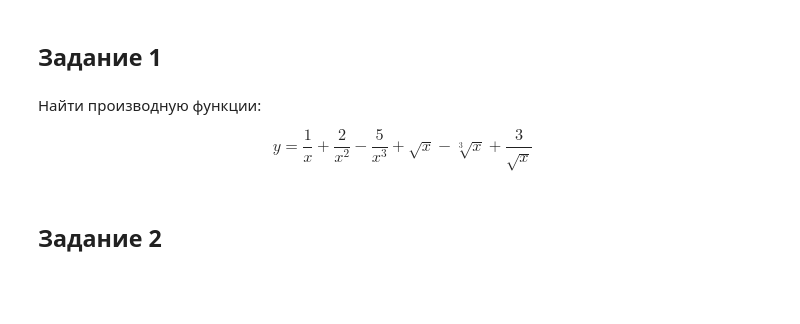
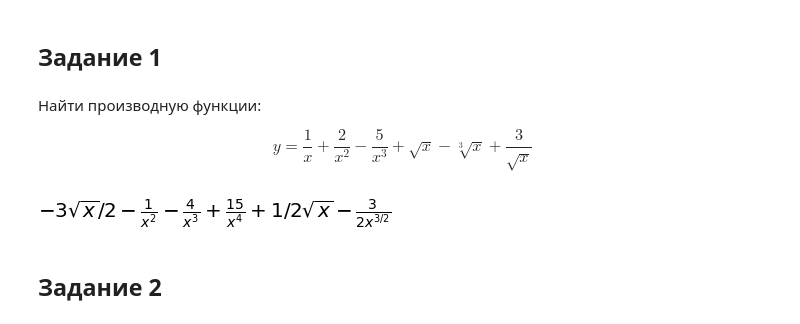
Before and after one commit to vit050587/Mathematical-analysis, a Jupyter notebook: Homework.ipynb, the cells around one changed output. Saved outputs shown, nothing was run; the diff lists cells and outputs as text; code cells hidden in the pictures; blank space fills up the shorter version.

```diff
--- a/Homework.ipynb
+++ b/Homework.ipynb
@@ -284,6 +324,13 @@ $$\lim_{n\to +\infty} \frac{n}{\sqrt[n]{n!}}$$
 Найти производную функции:
 
 $$y=\frac{1}{x}+\frac{2}{x^2}-\frac{5}{x^3}+\sqrt x -\sqrt[3]x+\frac{3}{\sqrt x}$$
+# %%
+x = Symbol('x')
+#y = 1 / x + 2 / x**2 - 5 / x**3 + sqrt(x) - x**(1/3) + 3 / sqrt(x)
+y = 1 / x + 2 / x**2 - 5 / x**3 + sqrt(x) - sqrt(x)**3 + 3 / sqrt(x)
+diff(y, x)
+# %% [output]
+[figure, added]
 # %% [markdown]
 ## Задание 2
 # %% [markdown]
```
Also changed, not shown: parts of 16 cells of this notebook.
